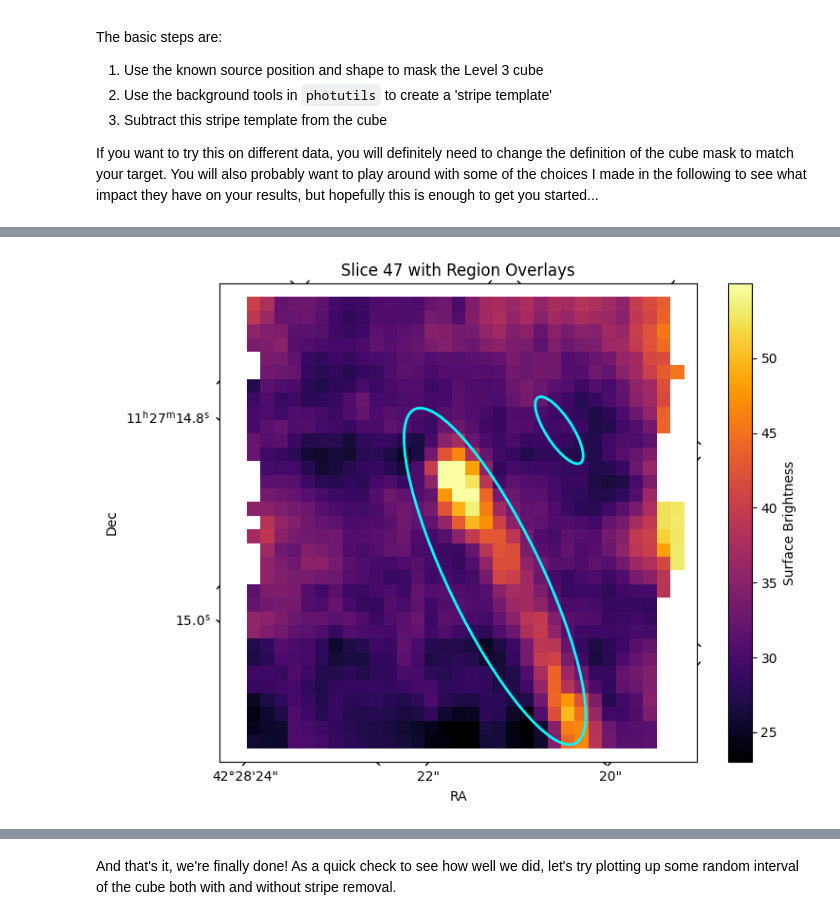
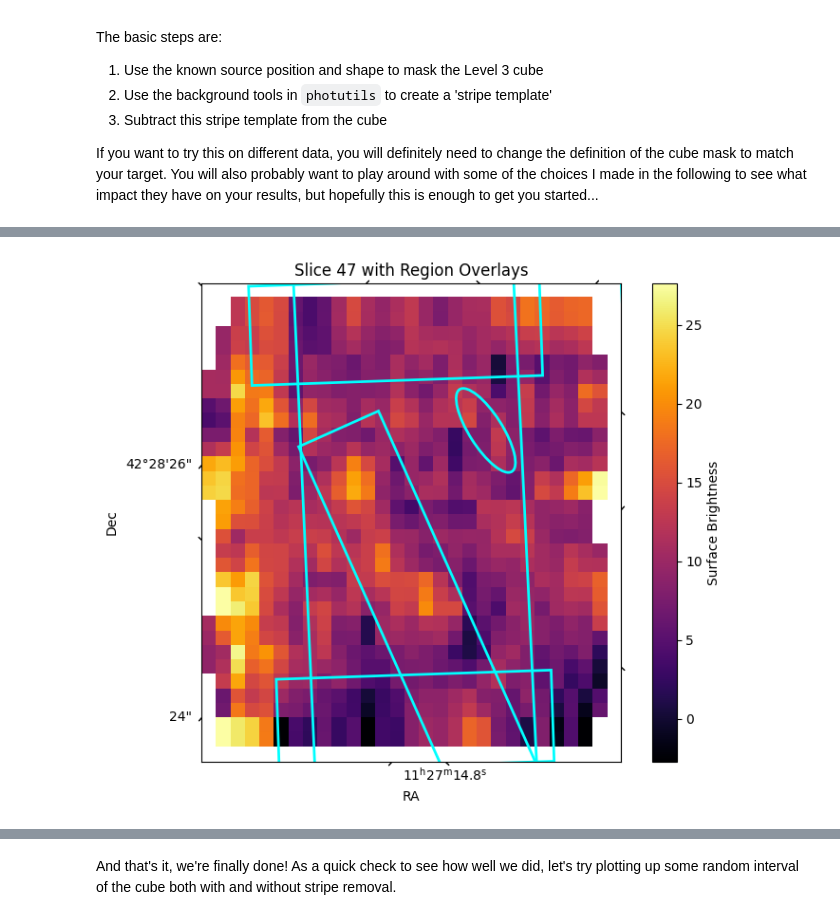
Before and after one commit to fa-yil/miri_bg_subtract, a Jupyter notebook: miri_notebook/MIRI_MRS_reduction_SPT0418-47_PAH_ch3long.ipynb, the cells around one changed output, grey strips where cells are left out. Drawn from its saved outputs; the diff is of its cells as text; code cells hidden in the pictures.

```diff
--- a/miri_notebook/MIRI_MRS_reduction_SPT0418-47_PAH_ch3long.ipynb
+++ b/miri_notebook/MIRI_MRS_reduction_SPT0418-47_PAH_ch3long.ipynb
@@ -132,11 +145,11 @@ for folder in [uncal,stage1,stage2,stage3,poststage3]:
 #  dopost   = Run post-pipeline processing steps (CR shower de-striping)
 #  doanalyze= Make continuum and PAH pseudo-NB images, get a spectrum
 dodet1    = True
-dobadpix  = False
+dobadpix  = True
 dospec2   = True
 dospec3   = True
 dopost    = True
-doanalyze = False
+doanalyze = True
 # %% [markdown]
 ## Stage 1 Detector Pipeline Processing
 # %% [markdown]
@@ -148,6 +161,12 @@ We make changes to two of the pipeline processing steps to try to alleviate the
 
 # Define a function to call the detector1 pipeline with desired parameters.
 # Individual steps not enumerated. Options can be set as the commented overrides.
+
+# Processes raw _uncal.fits files to _rate.fits and _rateints.fits files.
+# Tweaks CR flagging parameters in the default pipeline.
+
+
+
 
 def rundet1(filename, outdir):
     """
@@ -171,6 +190,8 @@ def rundet1(filename, outdir):
     det1.output_dir = outdir   # Specify where the output should go
 
     # Overrides for whether or not certain steps should be skipped
+    # Could be used to skip unneded steps, to test specific step on data, etc.
+
     #det1.dq_init.skip = False
     #det1.saturation.skip = False
     #det1.firstframe.skip = False
@@ -187,6 +208,9 @@ def rundet1(filename, outdir):
     # Trun on multiprocessing for jump and ramp fitting steps
     det1.jump.maximum_cores = 'half'
     det1.ramp_fit.maximum_cores = 'half'
+
+
+    # Allows the use of custom reference files rather than CRDS-default ones.
 
     # Bad pixel mask overrides
     #det1.dq_init.override_mask = 'myfile.fits'
@@ -214,13 +238,28 @@ def rundet1(filename, outdir):
     #det1.jump.override_readnoise = 'myfile.fits'
     #det1.ramp_fit.override_readnoise = 'myfile.fits'
 
+    #--------------------------------------------------------------
     # JUMP overrides.
     # Currently pipeline is not flagging lower-level jumps
     # like we might want it to, so lower thresholds for more
     # aggressive flagging.
+
     #det1.jump.save_results = True
     det1.jump.rejection_threshold = 3.5         # default 4.0sigma
+    """
+    A pixel's jump (brightness change over time in a single exposure) must exceed 3.5 times the noise level
+    to be flagged as a cosmic ray. Lowering this value (e.g., from 4.0σ to 3.5σ)
+    makes the algorithm more sensitive (flags fainter jumps but may increase false positives).
+    """
+
     det1.jump.min_jump_to_flag_neighbors = 8.0  # default 10sigma
+    """
+    If a pixel's jump exceeds 8σ, neighboring pixels are also flagged.
+    This is because a very bright cosmic ray can affect adjacent pixels
+    (due to charge diffusion or detector effects). Lowering this from 10σ
+    to 8σ makes neighbor flagging more aggressive.
+    """
+    #--------------------------------------------------------------
 
     # Additional JUMP overrides related to CR shower flagging. See
     # JWST pipeline documentation page for details of parameters.
@@ -867,8 +1022,8 @@ import matplotlib.pyplot as plt
 from astropy.visualization import simple_norm
 
 # --- File paths ---
-cube_path = stage3 + 'Level3_ch3-long_s3d.fits'  # update if different
-region_file = '/home/fatih/G165_main/G165_miri_bg_subtraction/data/just_sci_ds9_world_all_in copy'  # path to your DS9 region file
+cube_path = stage3 + 'Level3_ch2-long_s3d.fits'  # update if different
+region_file = '/home/fatih/G165_main/G165_miri_bg_subtraction/data/carta_regions/ch2_cutting_sides4'  # path to your DS9 region file
 
 # --- Load JWST cube ---
 cube = fits.open(cube_path)
@@ -888,6 +1043,7 @@ for preg in pixel_regions:
         mask2d |= thismask.astype(bool)
 
 # --- Expand to 3D source mask ---
+# Takes the 2D mask and expands it to match the 3D shape of the science data
 sourcemask = np.zeros(sci.shape, dtype=bool)
 sourcemask[:] = mask2d
 
@@ -903,6 +1059,11 @@ norm = simple_norm(sci_slice, 'linear', percent=99)
 
 fig, ax = plt.subplots(figsize=(8, 6), subplot_kw={'projection': wcs2d})
 im = ax.imshow(sci_slice, origin='lower', cmap='inferno', norm=norm)
+
+# Adds dotted gridlines for WCS coordinates
+# ax.grid(color='white', ls='dotted')
+
+
 # Plot each region correctly using as_artist
 for sky_region in regions:
     pix_region = sky_region.to_pixel(wcs2d)
@@ -921,5 +1082,5 @@ Set OBSGEO-H to 1626787592.719 from OBSGEO-[XYZ]'.
   warnings.warn(
-[figure, old version]
+[figure, new version]
 # %%
 if dopost:
     from regions import Regions
```
Also changed, not shown: parts of 16 cells of this notebook, 2 other files.
